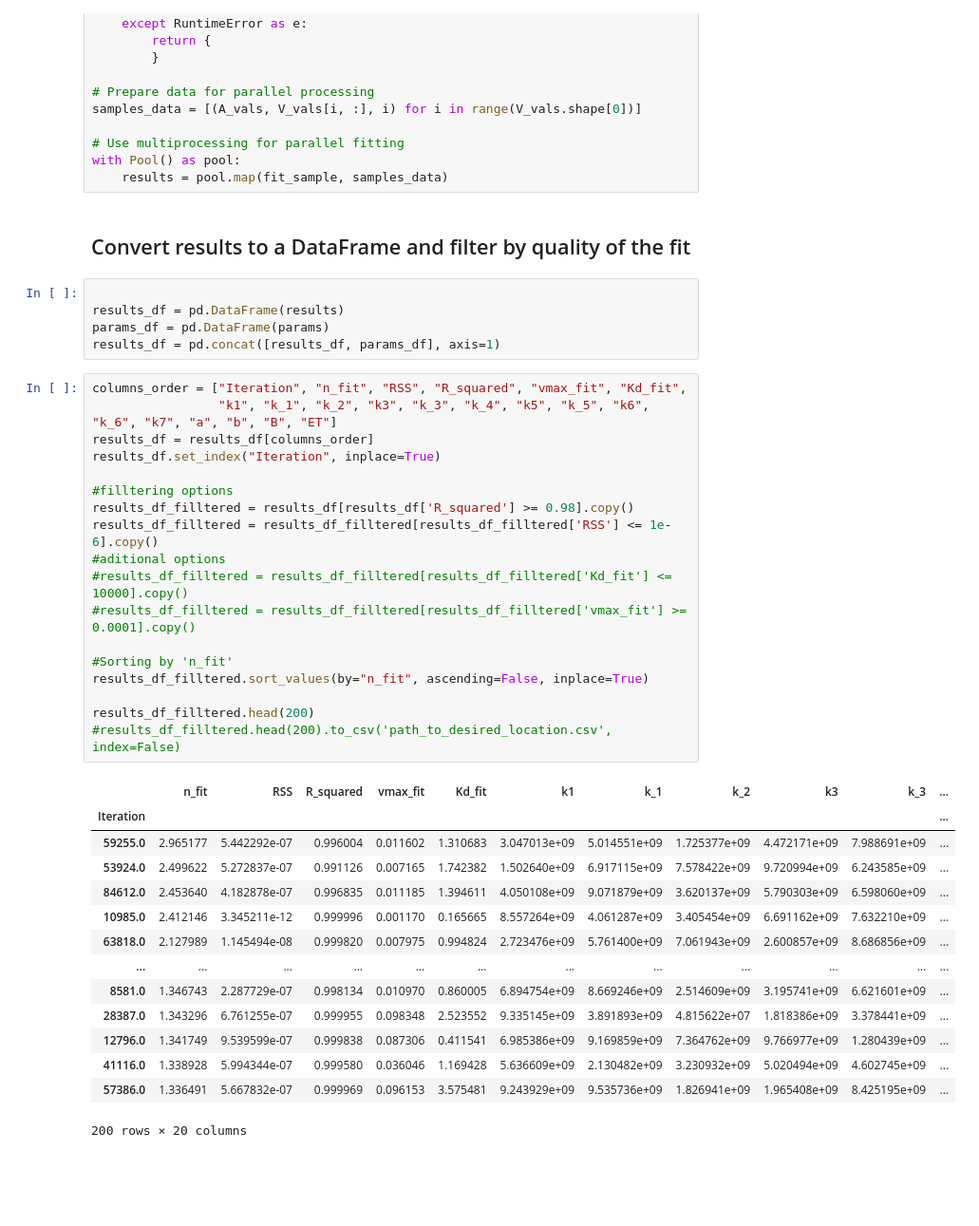
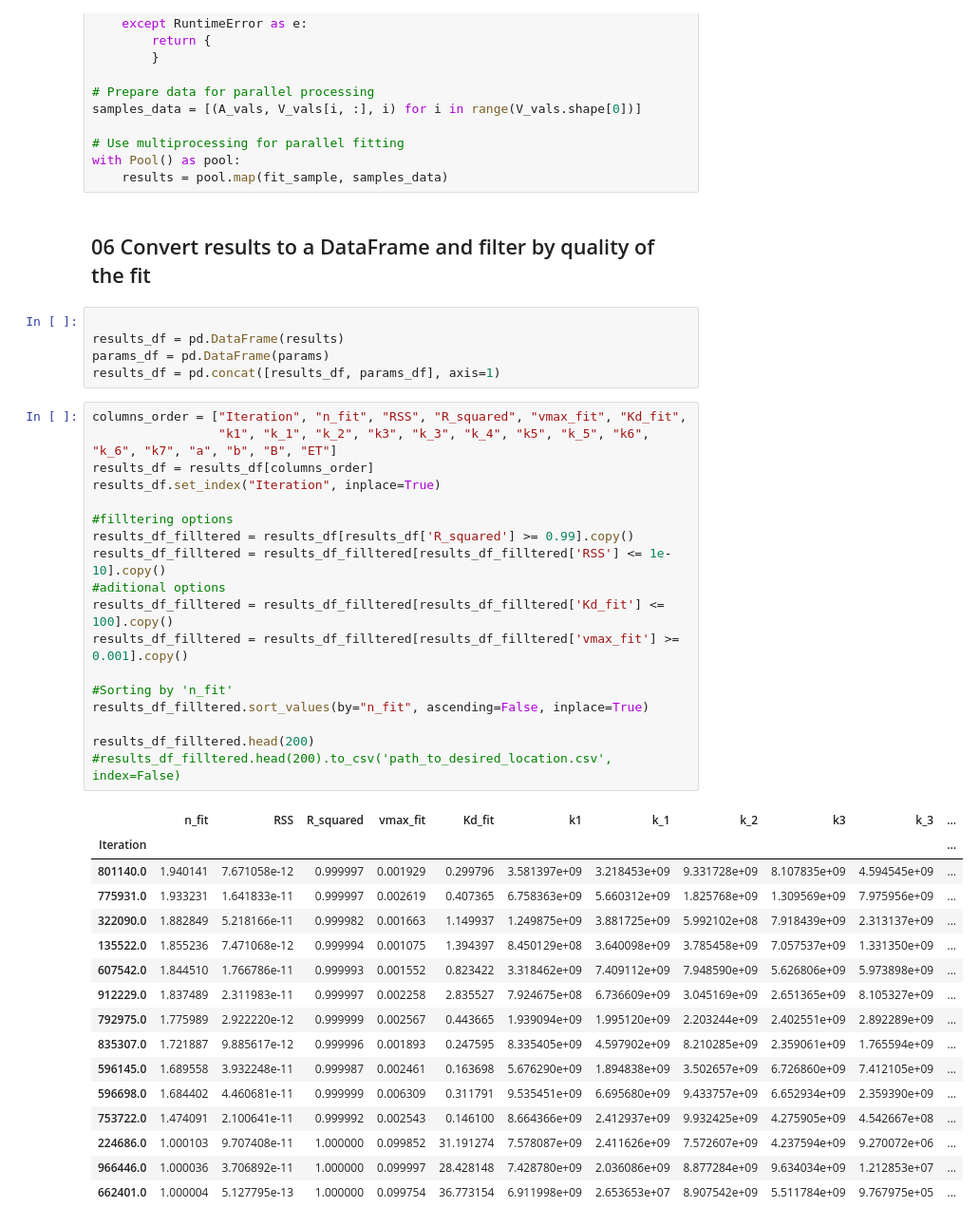
Before and after one commit to Fleishman-Lab/Allostery, a Jupyter notebook: search params for max hill.ipynb, the cells around one changed output. Shown at 95% size. Cells and saved outputs as stored; diff of their text form; blank space fills up the shorter version.

```diff
--- a/search params for max hill.ipynb
+++ b/search params for max hill.ipynb
@@ -171,7 +173,7 @@ samples_data = [(A_vals, V_vals[i, :], i) for i in range(V_vals.shape[0])]
 with Pool() as pool:
     results = pool.map(fit_sample, samples_data)
 # %% [markdown]
-## Convert results to a DataFrame and filter by quality of the fit
+## 06 Convert results to a DataFrame and filter by quality of the fit
 # %%
 
 results_df = pd.DataFrame(results)
@@ -180,36 +182,38 @@ results_df = pd.concat([results_df, params_df], axis=1)
 # %%
 columns_order = ["Iteration", "n_fit", "RSS", "R_squared", "vmax_fit", "Kd_fit",
                  "k1", "k_1", "k_2", "k3", "k_3", "k_4", "k5", "k_5", "k6", "k_6", "k7", "a", "b", "B", "ET"]
 results_df = results_df[columns_order]
 results_df.set_index("Iteration", inplace=True)
 
 #filltering options
-results_df_filltered = results_df[results_df['R_squared'] >= 0.98].copy()
-results_df_filltered = results_df_filltered[results_df_filltered['RSS'] <= 1e-6].copy()
+results_df_filltered = results_df[results_df['R_squared'] >= 0.99].copy()
+results_df_filltered = results_df_filltered[results_df_filltered['RSS'] <= 1e-10].copy()
 #aditional options
-#results_df_filltered = results_df_filltered[results_df_filltered['Kd_fit'] <= 10000].copy()
-#results_df_filltered = results_df_filltered[results_df_filltered['vmax_fit'] >= 0.0001].copy()
+results_df_filltered = results_df_filltered[results_df_filltered['Kd_fit'] <= 100].copy()
+results_df_filltered = results_df_filltered[results_df_filltered['vmax_fit'] >= 0.001].copy()
 
 #Sorting by 'n_fit'
 results_df_filltered.sort_values(by="n_fit", ascending=False, inplace=True)
 
 results_df_filltered.head(200)
 #results_df_filltered.head(200).to_csv('path_to_desired_location.csv', index=False)
 # %% [output]
 |  | n_fit | RSS | R_squared | vmax_fit | Kd_fit | k1 | k_1 | k_2 | k3 | k_3 | ... |
 | Iteration |  |  |  |  |  |  |  |  |  |  | ... |
-| 59255.0 | 2.965177 | 5.442292e-07 | 0.996004 | 0.011602 | 1.310683 | 3.047013e+09 | 5.014551e+09 | 1.725377e+09 | 4.472171e+09 | 7.988691e+09 | ... |
-| 53924.0 | 2.499622 | 5.272837e-07 | 0.991126 | 0.007165 | 1.742382 | 1.502640e+09 | 6.917115e+09 | 7.578422e+09 | 9.720994e+09 | 6.243585e+09 | ... |
-| 84612.0 | 2.453640 | 4.182878e-07 | 0.996835 | 0.011185 | 1.394611 | 4.050108e+09 | 9.071879e+09 | 3.620137e+09 | 5.790303e+09 | 6.598060e+09 | ... |
-| 10985.0 | 2.412146 | 3.345211e-12 | 0.999996 | 0.001170 | 0.165665 | 8.557264e+09 | 4.061287e+09 | 3.405454e+09 | 6.691162e+09 | 7.632210e+09 | ... |
-| 63818.0 | 2.127989 | 1.145494e-08 | 0.999820 | 0.007975 | 0.994824 | 2.723476e+09 | 5.761400e+09 | 7.061943e+09 | 2.600857e+09 | 8.686856e+09 | ... |
-| ... | ... | ... | ... | ... | ... | ... | ... | ... | ... | ... | ... |
-| 8581.0 | 1.346743 | 2.287729e-07 | 0.998134 | 0.010970 | 0.860005 | 6.894754e+09 | 8.669246e+09 | 2.514609e+09 | 3.195741e+09 | 6.621601e+09 | ... |
-| 28387.0 | 1.343296 | 6.761255e-07 | 0.999955 | 0.098348 | 2.523552 | 9.335145e+09 | 3.891893e+09 | 4.815622e+07 | 1.818386e+09 | 3.378441e+09 | ... |
-| 12796.0 | 1.341749 | 9.539599e-07 | 0.999838 | 0.087306 | 0.411541 | 6.985386e+09 | 9.169859e+09 | 7.364762e+09 | 9.766977e+09 | 1.280439e+09 | ... |
-| 41116.0 | 1.338928 | 5.994344e-07 | 0.999580 | 0.036046 | 1.169428 | 5.636609e+09 | 2.130482e+09 | 3.230932e+09 | 5.020494e+09 | 4.602745e+09 | ... |
-| 57386.0 | 1.336491 | 5.667832e-07 | 0.999969 | 0.096153 | 3.575481 | 9.243929e+09 | 9.535736e+09 | 1.826941e+09 | 1.965408e+09 | 8.425195e+09 | ... |
+| 801140.0 | 1.940141 | 7.671058e-12 | 0.999997 | 0.001929 | 0.299796 | 3.581397e+09 | 3.218453e+09 | 9.331728e+09 | 8.107835e+09 | 4.594545e+09 | ... |
+| 775931.0 | 1.933231 | 1.641833e-11 | 0.999997 | 0.002619 | 0.407365 | 6.758363e+09 | 5.660312e+09 | 1.825768e+09 | 1.309569e+09 | 7.975956e+09 | ... |
+| 322090.0 | 1.882849 | 5.218166e-11 | 0.999982 | 0.001663 | 1.149937 | 1.249875e+09 | 3.881725e+09 | 5.992102e+08 | 7.918439e+09 | 2.313137e+09 | ... |
+| 135522.0 | 1.855236 | 7.471068e-12 | 0.999994 | 0.001075 | 1.394397 | 8.450129e+08 | 3.640098e+09 | 3.785458e+09 | 7.057537e+09 | 1.331350e+09 | ... |
+| 607542.0 | 1.844510 | 1.766786e-11 | 0.999993 | 0.001552 | 0.823422 | 3.318462e+09 | 7.409112e+09 | 7.948590e+09 | 5.626806e+09 | 5.973898e+09 | ... |
+| 912229.0 | 1.837489 | 2.311983e-11 | 0.999997 | 0.002258 | 2.835527 | 7.924675e+08 | 6.736609e+09 | 3.045169e+09 | 2.651365e+09 | 8.105327e+09 | ... |
+| 792975.0 | 1.775989 | 2.922220e-12 | 0.999999 | 0.002567 | 0.443665 | 1.939094e+09 | 1.995120e+09 | 2.203244e+09 | 2.402551e+09 | 2.892289e+09 | ... |
+| 835307.0 | 1.721887 | 9.885617e-12 | 0.999996 | 0.001893 | 0.247595 | 8.335405e+09 | 4.597902e+09 | 8.210285e+09 | 2.359061e+09 | 1.765594e+09 | ... |
+| 596145.0 | 1.689558 | 3.932248e-11 | 0.999987 | 0.002461 | 0.163698 | 5.676290e+09 | 1.894838e+09 | 3.502657e+09 | 6.726860e+09 | 7.412105e+09 | ... |
+| 596698.0 | 1.684402 | 4.460681e-11 | 0.999999 | 0.006309 | 0.311791 | 9.535451e+09 | 6.695680e+09 | 9.433757e+09 | 6.652934e+09 | 2.359390e+09 | ... |
+| 753722.0 | 1.474091 | 2.100641e-11 | 0.999992 | 0.002543 | 0.146100 | 8.664366e+09 | 2.412937e+09 | 9.932425e+09 | 4.275905e+09 | 4.542667e+08 | ... |
+| 224686.0 | 1.000103 | 9.707408e-11 | 1.000000 | 0.099852 | 31.191274 | 7.578087e+09 | 2.411626e+09 | 7.572607e+09 | 4.237594e+09 | 9.270072e+06 | ... |
+| 966446.0 | 1.000036 | 3.706892e-11 | 1.000000 | 0.099997 | 28.428148 | 7.428780e+09 | 2.036086e+09 | 8.877284e+09 | 9.634034e+09 | 1.212853e+07 | ... |
+| 662401.0 | 1.000004 | 5.127795e-13 | 1.000000 | 0.099754 | 36.773154 | 6.911998e+09 | 2.653653e+07 | 8.907542e+09 | 5.511784e+09 | 9.767975e+05 | ... |
-200 rows × 20 columns
 # %%
 #statistics of the results
 results_df.describe()
```
Also changed, not shown: parts of 8 cells of this notebook.
